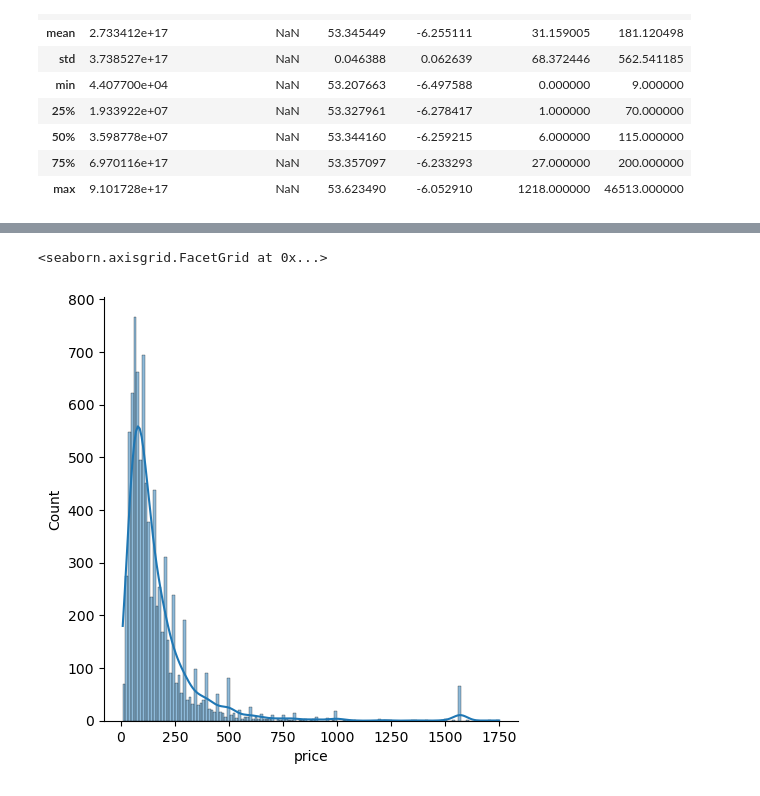
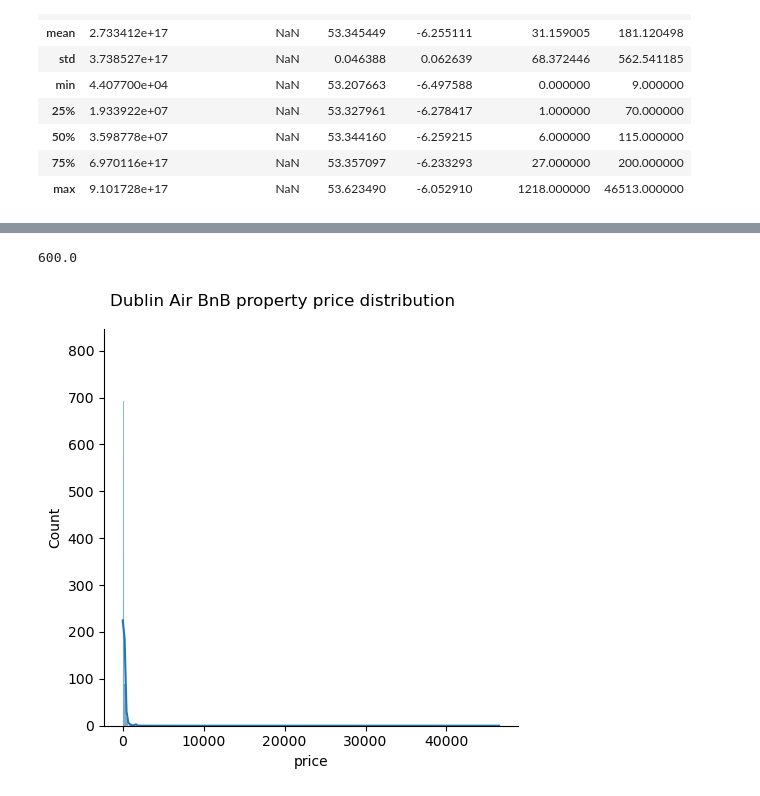
Before and after one commit to MattMacCollum/Dublin-Air-Bnb-Geospatial-Analysis, a Jupyter notebook: AirBnb_Geoplot.ipynb, the cells around one changed output, grey strips where cells are left out. Saved outputs shown, nothing was run; the diff lists cells and outputs as text; code cells hidden in the pictures.

Commit message:
Added the kde plots; sns.histplot over sns.displot due to figure level disagreements

```diff
--- a/AirBnb_Geoplot.ipynb
+++ b/AirBnb_Geoplot.ipynb
@@ -12,4 +12,16 @@ To begin with, read in the listings data to a pandas dataframe
 # %%
+import pandas as pd
+import geopandas as gpd
+import matplotlib.pyplot as plt
+import seaborn as sns
+import numpy as np
+import folium
+import pysal
+import geoplot.crs as gcrs
+import geoplot as gplt
+
+sns.set_theme()
+
 dub_listings = pd.read_csv('listings.csv')
 dub_listings.describe()
 # %% [output]
@@ -56,5 +60,11 @@ dub_listings.describe()
+# %%
+np.quantile(dub_listings['price'],0.97)
+# %% [output]
+600.0
 # %%
-sns.displot(dub_listings.where(dub_listings.price < 2000)['price'],kde=True)
+
+dis = sns.displot(dub_listings['price'],kde=True)
+dis.fig.suptitle('Dublin Air BnB property price distribution')
+dis.fig.tight_layout()
 # %% [output]
-<seaborn.axisgrid.FacetGrid at 0x...>
-[figure, old version]
+[figure, new version]
```
Also changed, not shown: parts of 5 cells of this notebook.
